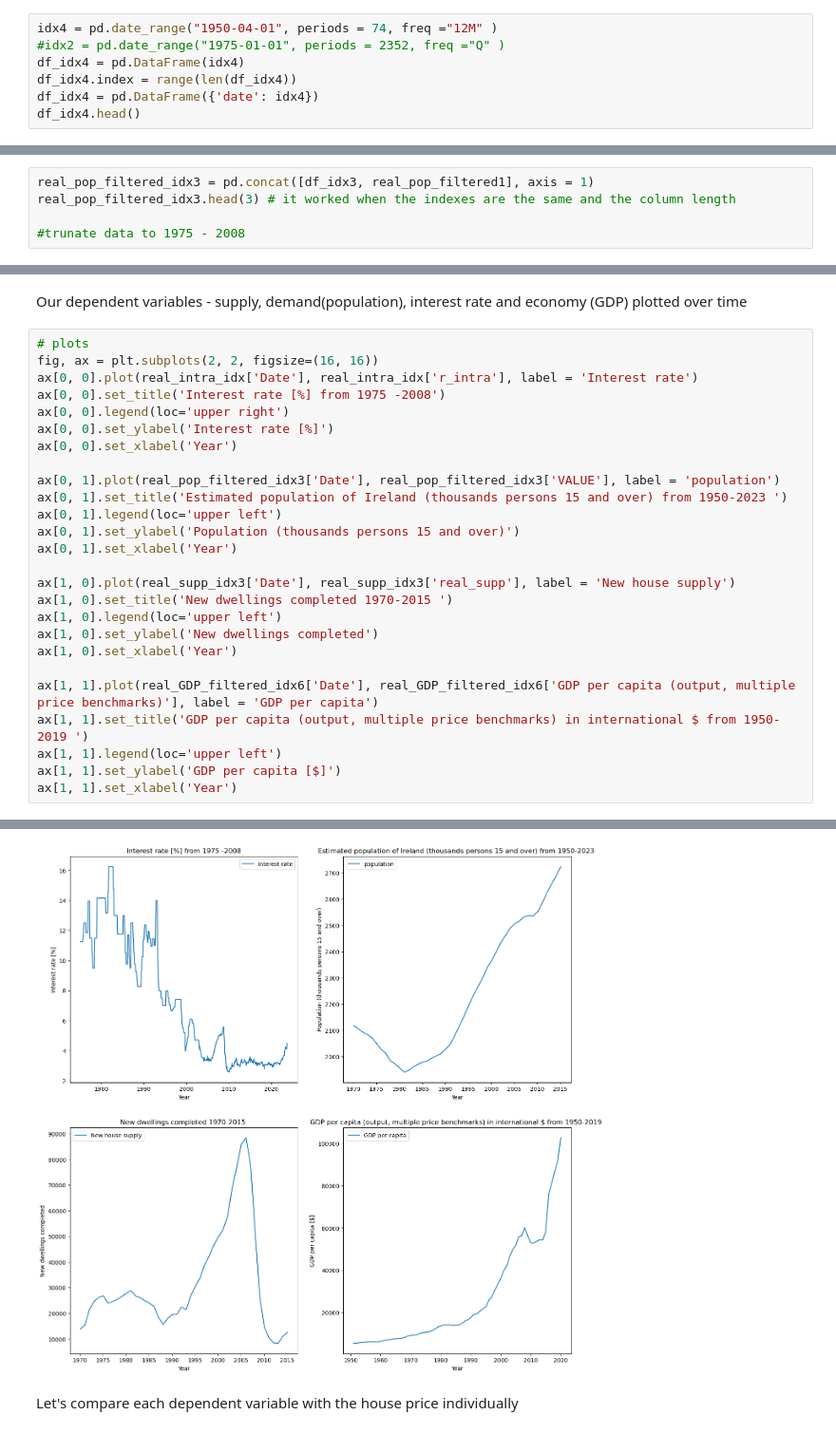
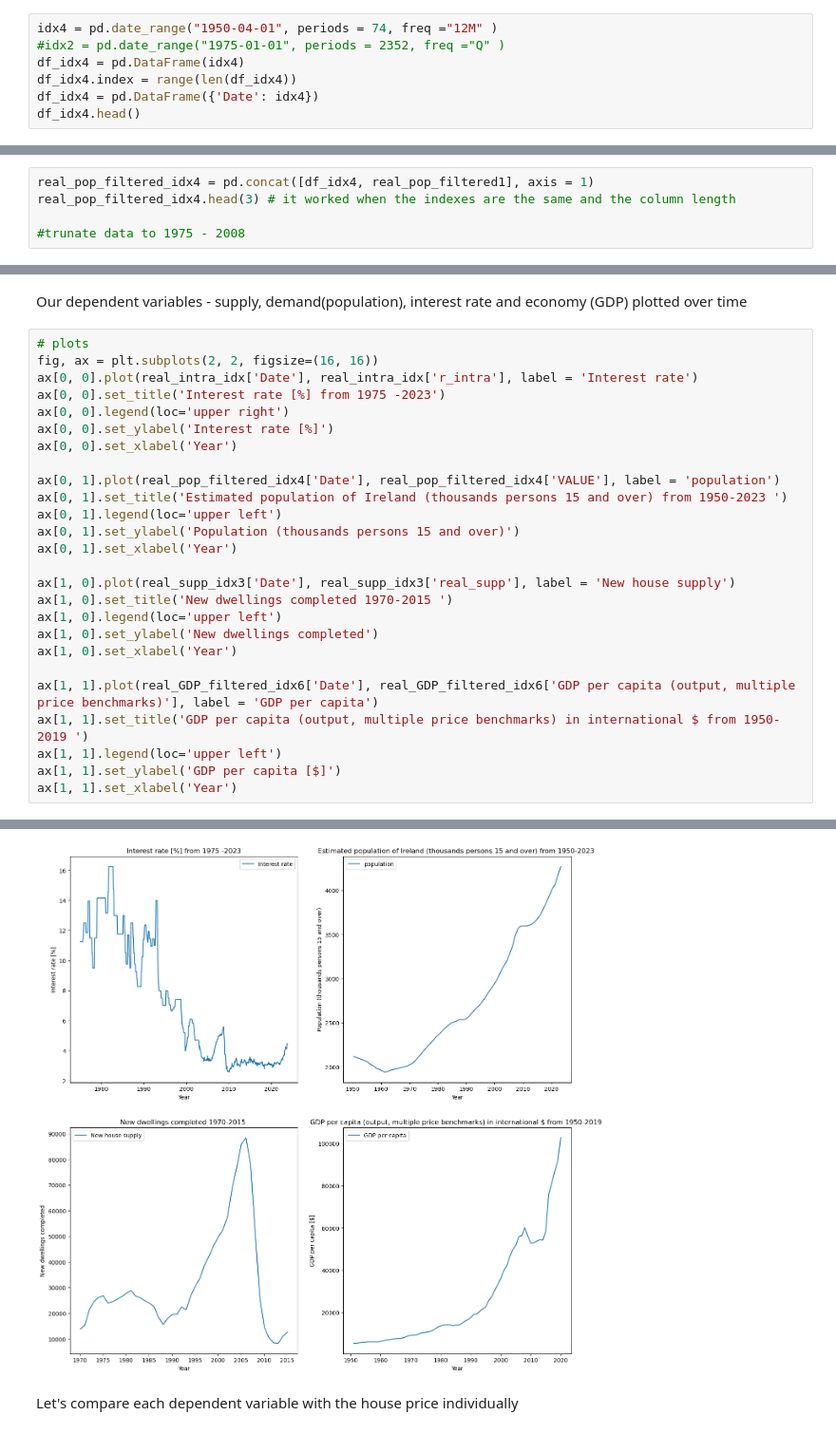
Before and after one commit to shanekeenan/prog_data_analysis, a Jupyter notebook: project1/project1.ipynb, the cells around one changed output, grey strips where cells are left out. Shown at 95% size. Saved outputs shown, nothing was run; the diff lists cells and outputs as text.

```diff
--- a/project1/project1.ipynb
+++ b/project1/project1.ipynb
@@ -297,6 +358,6 @@ idx4 = pd.date_range("1950-04-01", periods = 74, freq ="12M" )
 #idx2 = pd.date_range("1975-01-01", periods = 2352, freq ="Q" )
 df_idx4 = pd.DataFrame(idx4)
 df_idx4.index = range(len(df_idx4))
-df_idx4 = pd.DataFrame({'date': idx4})
+df_idx4 = pd.DataFrame({'Date': idx4})
 df_idx4.head()
 # %% [output]
@@ -307,8 +368,8 @@ df_idx4.head()
 | 3 | 1953-04-30 |
 | 4 | 1954-04-30 |
 # %%
-real_pop_filtered_idx3 = pd.concat([df_idx3, real_pop_filtered1], axis = 1)
-real_pop_filtered_idx3.head(3) # it worked when the indexes are the same and the column length
+real_pop_filtered_idx4 = pd.concat([df_idx4, real_pop_filtered1], axis = 1)
+real_pop_filtered_idx4.head(3) # it worked when the indexes are the same and the column length
 
 #trunate data to 1975 - 2008
 # %% [output]
@@ -398,32 +460,32 @@ Our dependent variables - supply, demand(population), interest rate and economy
 # %%
 # plots
 fig, ax = plt.subplots(2, 2, figsize=(16, 16))
 ax[0, 0].plot(real_intra_idx['Date'], real_intra_idx['r_intra'], label = 'Interest rate')
-ax[0, 0].set_title('Interest rate [%] from 1975 -2008')
+ax[0, 0].set_title('Interest rate [%] from 1975 -2023')
 ax[0, 0].legend(loc='upper right')
 ax[0, 0].set_ylabel('Interest rate [%]')
 ax[0, 0].set_xlabel('Year')
 
-ax[0, 1].plot(real_pop_filtered_idx3['Date'], real_pop_filtered_idx3['VALUE'], label = 'population')
+ax[0, 1].plot(real_pop_filtered_idx4['Date'], real_pop_filtered_idx4['VALUE'], label = 'population')
 ax[0, 1].set_title('Estimated population of Ireland (thousands persons 15 and over) from 1950-2023 ')
 ax[0, 1].legend(loc='upper left')
 ax[0, 1].set_ylabel('Population (thousands persons 15 and over)')
 ax[0, 1].set_xlabel('Year')
 
 ax[1, 0].plot(real_supp_idx3['Date'], real_supp_idx3['real_supp'], label = 'New house supply')
 ax[1, 0].set_title('New dwellings completed 1970-2015 ')
 ax[1, 0].legend(loc='upper left')
 ax[1, 0].set_ylabel('New dwellings completed')
 ax[1, 0].set_xlabel('Year')
 
 ax[1, 1].plot(real_GDP_filtered_idx6['Date'], real_GDP_filtered_idx6['GDP per capita (output, multiple price benchmarks)'], label = 'GDP per capita')
 ax[1, 1].set_title('GDP per capita (output, multiple price benchmarks) in international $ from 1950-2019 ')
 ax[1, 1].legend(loc='upper left')
 ax[1, 1].set_ylabel('GDP per capita [$]')
 ax[1, 1].set_xlabel('Year')
 # %% [output]
 Text(0.5, 0, 'Year')
-[figure, old version]
+[figure, new version]
 # %% [markdown]
 Let's compare each dependent variable with the house price individually
 # %%
```
Also changed, not shown: parts of 25 cells of this notebook, 1 other file.
